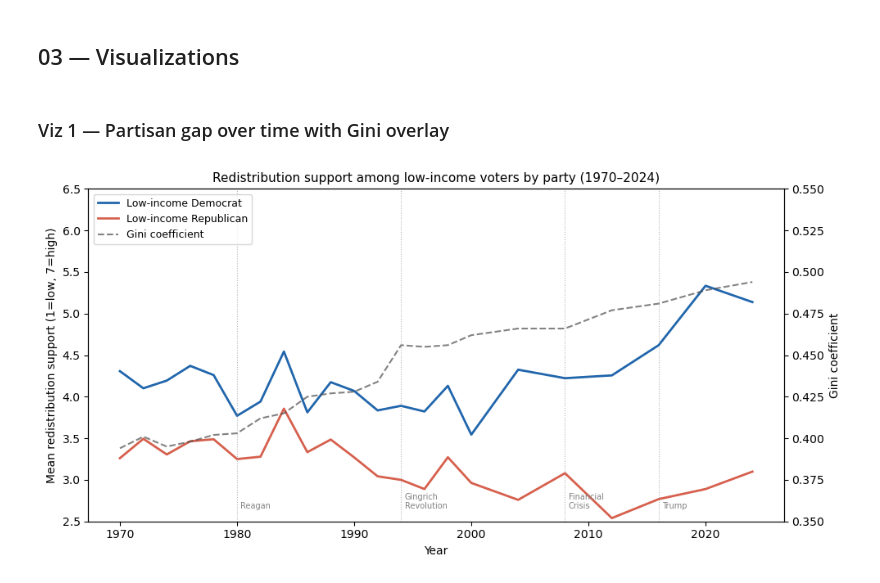
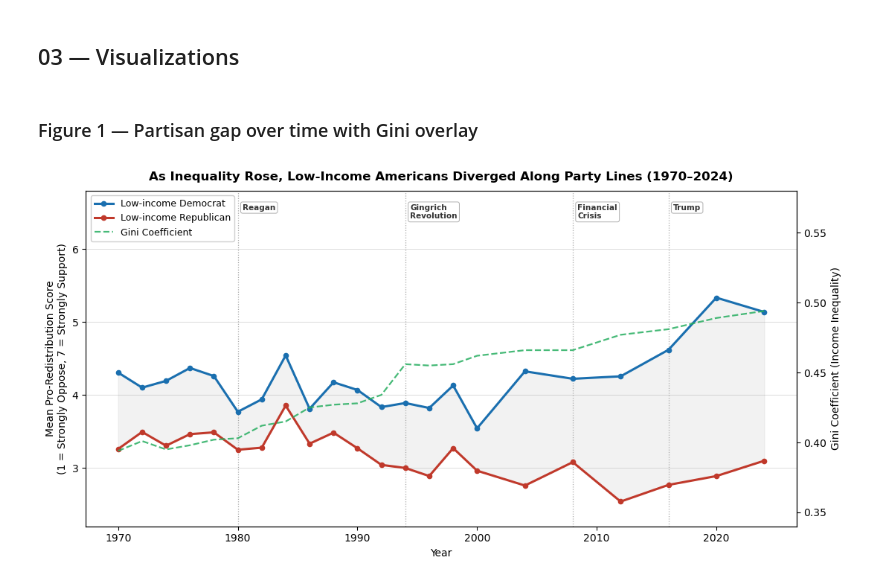
Before and after one commit to nnjaa2027/qss20-inequality-redistribution, a Jupyter notebook: code/03_visualize.ipynb, the cells around one changed output. Saved outputs shown, nothing was run; the diff lists cells and outputs as text; code cells hidden in the pictures.

```diff
--- a/code/03_visualize.ipynb
+++ b/code/03_visualize.ipynb
@@ -9,39 +26,39 @@ df = pd.read_csv("../output/anes_clean.csv")
 # %% [markdown]
-### Viz 1 — Partisan gap over time with Gini overlay
+### Figure 1 — Partisan gap over time with Gini overlay
 # %%
-# Census Bureau Historical Income Table H-4
-# https://www.census.gov/data/tables/time-series/demo/income-poverty/historical-income-households.html
-gini_df = pd.read_csv("../data/gini_census.csv")
+lowinc = df[df['lowinc'] & df['party3'].isin(['Democrat','Republican'])]
+ts = (lowinc.groupby(['year','party3'])['redist']
+           .mean().unstack().reset_index()
+           .merge(gini_df, on='year', how='left'))
+
+fig, ax1 = plt.subplots(figsize=(11, 5.5))
+ax1.fill_between(ts['year'], ts['Democrat'], ts['Republican'], alpha=0.10, color='#888888')
+ax1.plot(ts['year'], ts['Democrat'],   color='#1a6faf', lw=2.2, marker='o', ms=4.5, label='Low-income Democrat')
+ax1.plot(ts['year'], ts['Republican'], color='#c0392b', lw=2.2, marker='o', ms=4.5, label='Low-income Republican')
+ax1.set_ylabel("Mean Pro-Redistribution Score\n(1 = Strongly Oppose, 7 = Strongly Support)", fontsize=10)
+ax1.set_ylim(2.2, 6.8)
+ax1.set_xlabel("Year", fontsize=10)
+ax1.yaxis.grid(True, color='#dddddd', lw=0.7, zorder=0)
+ax1.set_axisbelow(True)
+
+ax2 = ax1.twinx()
+ax2.plot(ts['year'], ts['gini'], color='#27ae60', lw=1.6, ls='--', alpha=0.85, label='Gini Coefficient')
+ax2.set_ylabel("Gini Coefficient (Income Inequality)", fontsize=10)
+ax2.set_ylim(0.34, 0.58)
+
+# event labels pinned just below the top of the plot, above all data
+for yr, label in events.items():
+    ax1.axvline(yr, color='#aaaaaa', lw=0.9, ls=':', zorder=1)
+    ax1.text(yr + 0.4, 6.62, label, **LABEL_KW, ha='left')
+
+lines1, labels1 = ax1.get_legend_handles_labels()
+lines2, labels2 = ax2.get_legend_handles_labels()
+ax1.legend(lines1 + lines2, labels1 + labels2, loc='upper left', fontsize=9,
+           framealpha=0.95, edgecolor='#cccccc')
+ax1.set_title("As Inequality Rose, Low-Income Americans Diverged Along Party Lines (1970–2024)",
+              fontsize=12, fontweight='bold', pad=10)
+plt.tight_layout()
+plt.savefig("../output/viz1_gini_overlay.png", dpi=150, bbox_inches='tight')
+plt.show()
+# %% [output]
+[figure, added]
-# %%
-lowinc = df[df['lowinc'] & df['party3'].isin(['Democrat','Republican'])]
-ts = (lowinc.groupby(['year','party3'])['redist']
-           .mean().unstack().reset_index()
-           .merge(gini_df, on='year', how='left'))
-
-fig, ax1 = plt.subplots(figsize=(10, 5))
-ax1.plot(ts['year'], ts['Democrat'],   color='#2166ac', lw=2, label='Low-income Democrat')
-ax1.plot(ts['year'], ts['Republican'], color='#d6604d', lw=2, label='Low-income Republican')
-ax1.set_ylabel("Mean redistribution support (1=low, 7=high)")
-ax1.set_ylim(2.5, 6.5)
-ax1.set_xlabel("Year")
-
-# gini on secondary axis
-ax2 = ax1.twinx()
-ax2.plot(ts['year'], ts['gini'], color='#4d4d4d', lw=1.5, ls='--', alpha=0.7, label='Gini coefficient')
-ax2.set_ylabel("Gini coefficient")
-ax2.set_ylim(0.35, 0.55)
-
-events = {1980:'Reagan', 1994:'Gingrich\nRevolution', 2008:'Financial\nCrisis', 2016:'Trump'}
-for yr, label in events.items():
-    ax1.axvline(yr, color='gray', lw=0.8, ls=':', alpha=0.6)
-    ax1.text(yr+0.3, 2.65, label, fontsize=7, color='gray')
-
-lines1, labels1 = ax1.get_legend_handles_labels()
-lines2, labels2 = ax2.get_legend_handles_labels()
-ax1.legend(lines1+lines2, labels1+labels2, loc='upper left', fontsize=9)
-ax1.set_title("Redistribution support among low-income voters by party (1970–2024)", fontsize=11)
-plt.tight_layout()
-plt.savefig("../output/viz1_gini_overlay.png", dpi=150, bbox_inches='tight')
-plt.show()
-# %% [output]
-[figure, removed]
```
Also changed, not shown: parts of 8 cells of this notebook, 9 other files.
